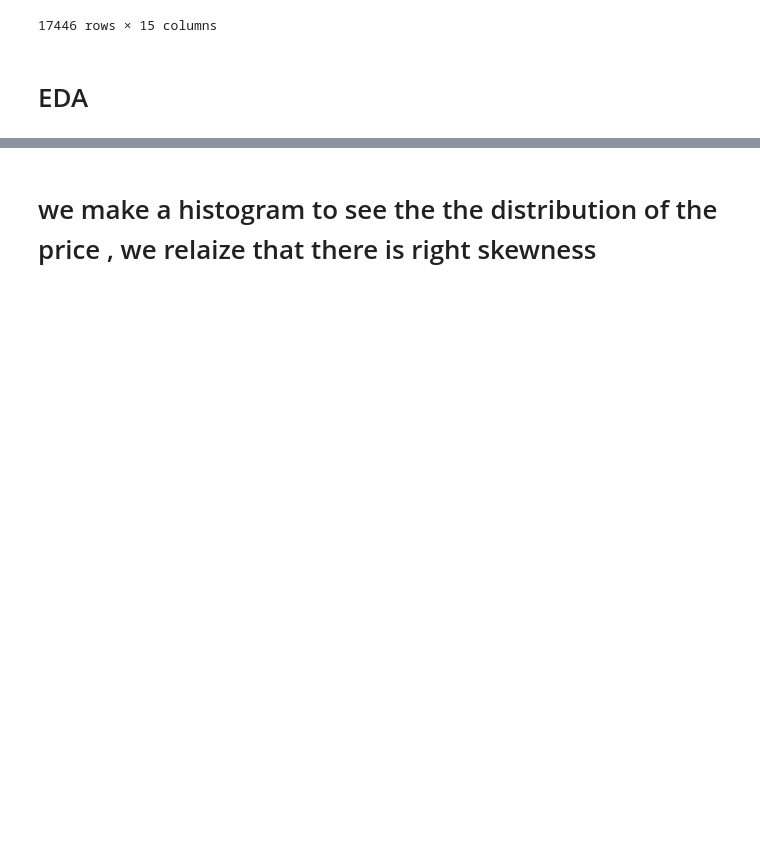
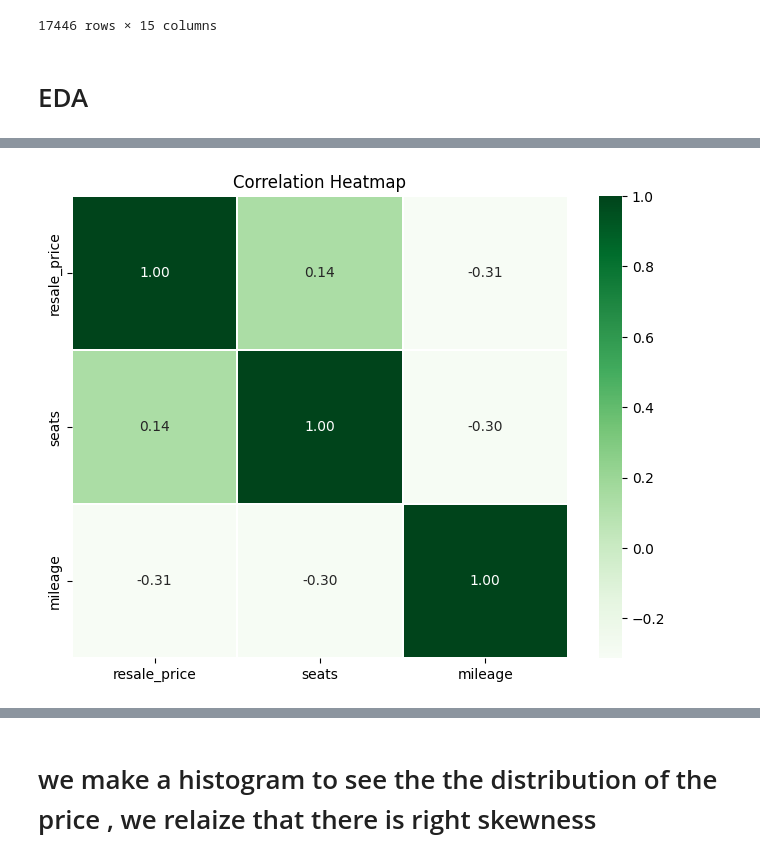
Before and after one commit to NitoBoritto/C---Task-Manager, a Jupyter notebook: Car_Sales_Regression.ipynb, the cells around one changed output, grey strips where cells are left out. Cells and saved outputs as stored; diff of their text form; code cells hidden in the pictures; blank space fills up the shorter version.

```diff
--- a/Car_Sales_Regression.ipynb
+++ b/Car_Sales_Regression.ipynb
@@ -58,3 +60,11 @@ KeyboardInterrupt:
+# %%
+numeric_cols = Car_df.select_dtypes(include=['float64','int64','int32'])
+plt.figure(figsize=(8,6))
+sns.heatmap(numeric_cols.corr(), annot=True, cmap='Greens', fmt=".2f", linewidths=0.2)
+plt.title("Correlation Heatmap")
+plt.show()
+# %% [output]
+[figure, added]
 # %%
 Car_df
 # %% [output]
```
Also changed, not shown: parts of 34 cells of this notebook.
